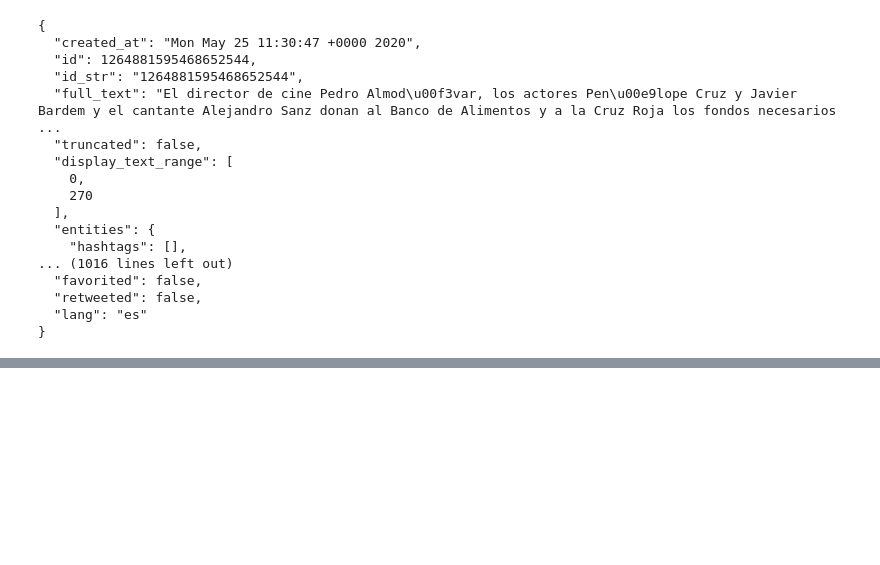
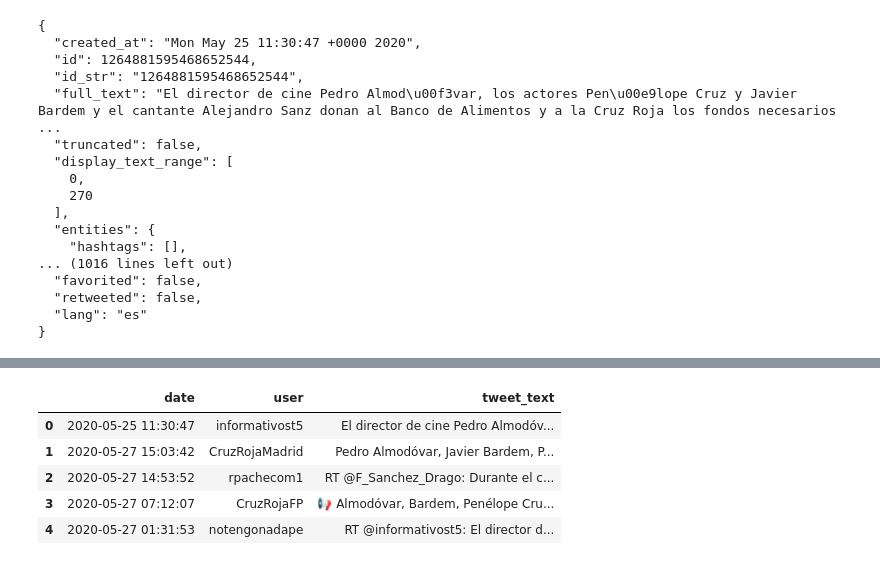
Before and after one commit to patricrp/automated_etl_google_cloud-social_dashboard, a Jupyter notebook: Twitter/Twitter API request.ipynb, the cells around one changed output, grey strips where cells are left out. Cells and saved outputs as stored; diff of their text form; code cells hidden in the pictures; blank space fills up the shorter version.

Commit message:
Appending date, username and tweet text to a DataFrame

```diff
--- a/Twitter/Twitter API request.ipynb
+++ b/Twitter/Twitter API request.ipynb
@@ -65,4 +66,4 @@ tweets = tweepy.Cursor(api.search,
                        lang="es",
                        result_type='mixed').items(5)
 
-[tweet.created_at, tweet.user.screen_name, tweet.text] for tweet in tweets]
+data = [[tweet.created_at, tweet.user.screen_name, tweet.text] for tweet in tweets]
@@ -70,0 +70,12 @@ SyntaxError: invalid syntax (<ipython-input-10-7b370e979e4a>, line 6)
+# %%
+tweet_info = pd.DataFrame(data=data,
+                    columns=['date', 'user', 'tweet_text'])
+
+tweet_info
+# %% [output]
+|  | date | user | tweet_text |
+| 0 | 2020-05-25 11:30:47 | informativost5 | El director de cine Pedro Almodóv... |
+| 1 | 2020-05-27 15:03:42 | CruzRojaMadrid | Pedro Almodóvar, Javier Bardem, P... |
+| 2 | 2020-05-27 14:53:52 | rpachecom1 | RT @F_Sanchez_Drago: Durante el c... |
+| 3 | 2020-05-27 07:12:07 | CruzRojaFP | 📢 Almodóvar, Bardem, Penélope Cru... |
+| 4 | 2020-05-27 01:31:53 | notengonadape | RT @informativost5: El director d... |
```
Also changed, not shown: parts of 2 cells of this notebook, 1 other file.
